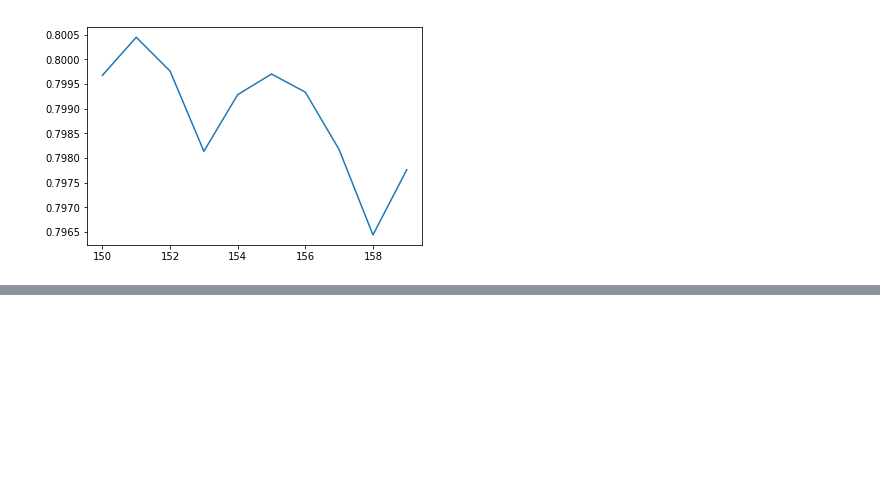
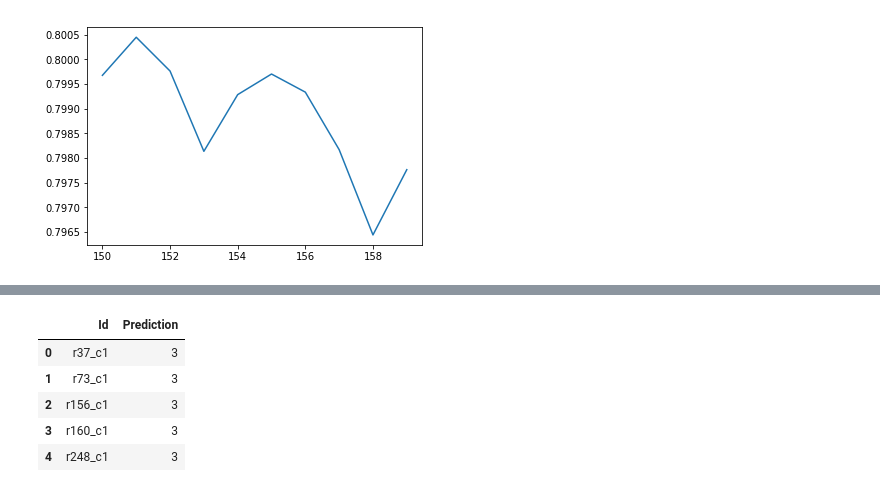
Before and after one commit to Battleman/Space-ML, a Jupyter notebook: Project2/Project2.ipynb, the cells around one changed output, grey strips where cells are left out. Drawn from its saved outputs; the diff is of its cells as text; code cells hidden in the pictures; blank space fills up the shorter version.

Commit message:
Submission Problem Solved

```diff
--- a/Project2/Project2.ipynb
+++ b/Project2/Project2.ipynb
@@ -252,0 +279,11 @@ classified.head()
+# %%
+#Loading the sample submission data
+sample_sumbission=pd.read_csv('sampleSubmission.csv')
+sample_sumbission.head()
+# %% [output]
+|  | Id | Prediction |
+| 0 | r37_c1 | 3 |
+| 1 | r73_c1 | 3 |
+| 2 | r156_c1 | 3 |
+| 3 | r160_c1 | 3 |
+| 4 | r248_c1 | 3 |
```
Also changed, not shown: parts of 4 cells of this notebook, 1 other file.
